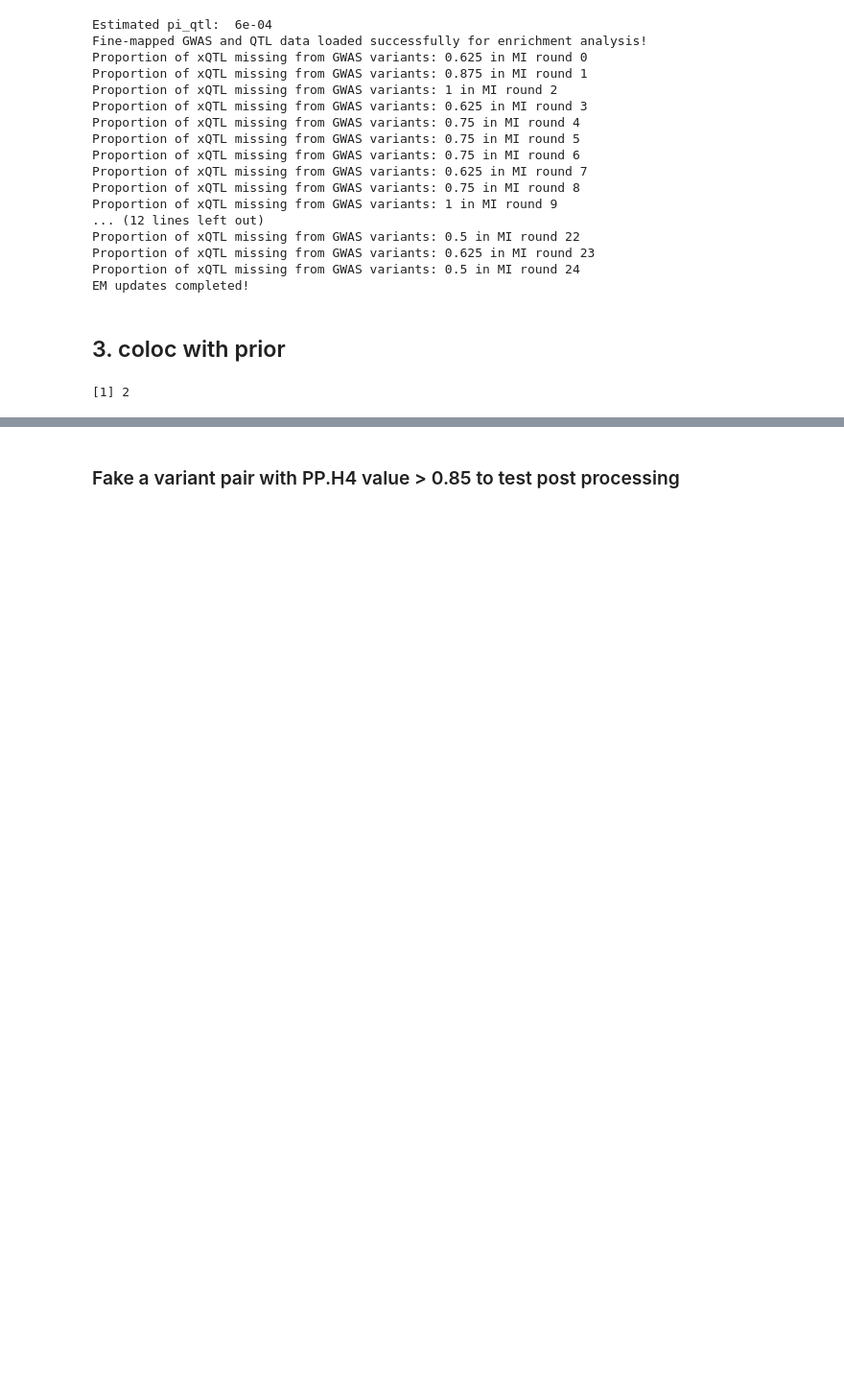
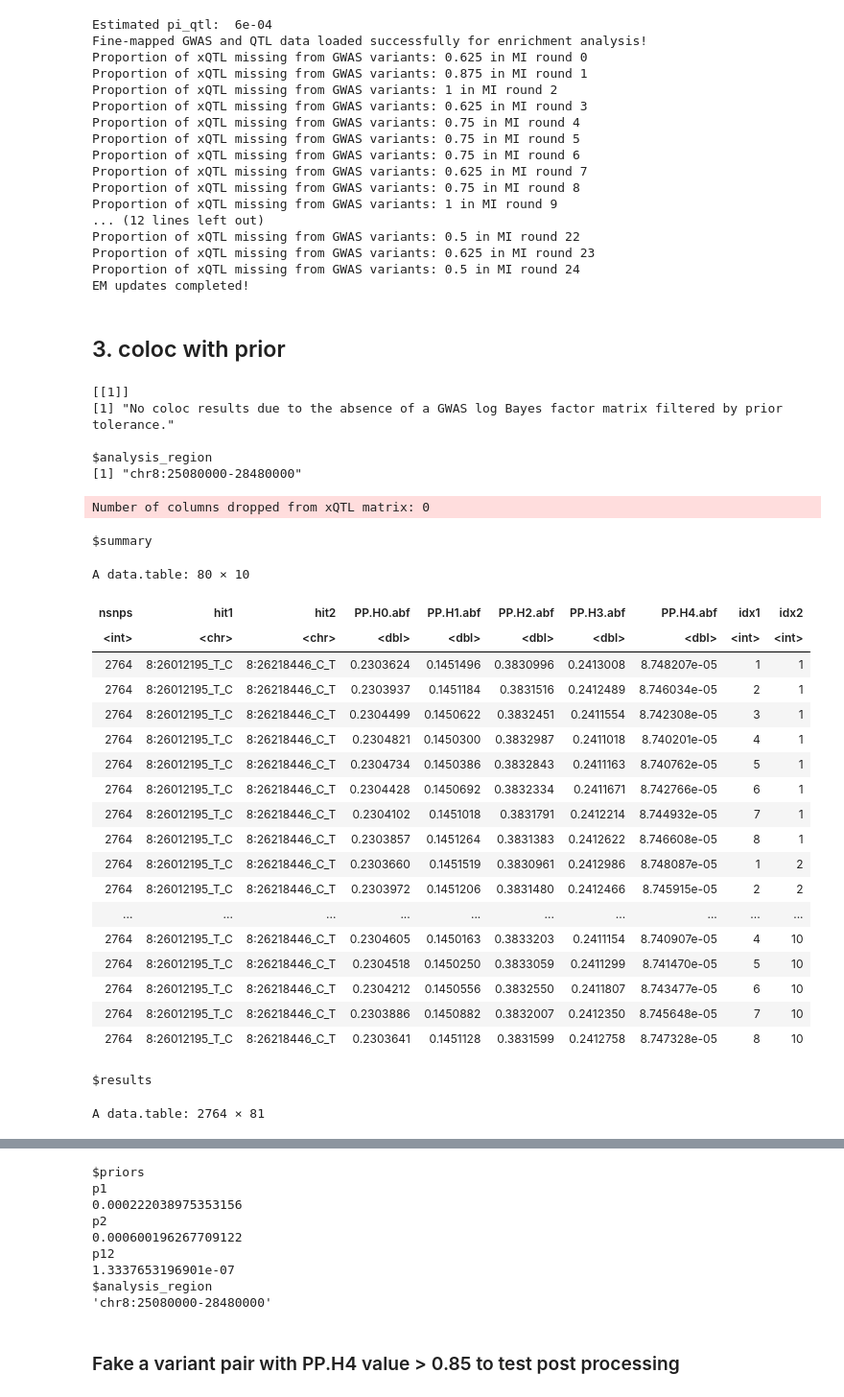
Before and after one commit to cumc/pecotmr, a Jupyter notebook: inst/prototype/enrich_coloc_example.ipynb, the cells around one changed output, grey strips where cells are left out. Shown at 96% size. Cells and saved outputs as stored; diff of their text form; code cells hidden in the pictures; blank space fills up the shorter version.

```diff
--- a/inst/prototype/enrich_coloc_example.ipynb
+++ b/inst/prototype/enrich_coloc_example.ipynb
@@ -130,12 +138,43 @@ EM updates completed!
+# %%
+coloc_res
+# %% [output]
+[[1]]
+[1] "No coloc results due to the absence of a GWAS log Bayes factor matrix filtered by prior tolerance."
+
+$analysis_region
+[1] "chr8:25080000-28480000"
 # %%
 coloc_res <- coloc_wrapper(
   xqtl_file = qtl_path, gwas_files = gwas_path,
     xqtl_finemapping_obj = c("Mic", "susie_result_trimmed"), xqtl_varname_obj = c("Mic", "variant_names"),
     xqtl_region_obj = c("Mic", "region_info", "region"),
     p1 = enrich_res[[1]]$`Alternative (coloc) p1`, p2 = enrich_res[[1]]$`Alternative (coloc) p2`,
-    p12 = enrich_res[[1]]$`Alternative (coloc) p12`, prior_tol = 1e-09
+    p12 = enrich_res[[1]]$`Alternative (coloc) p12`, prior_tol = 0
 )
+# %% [output]
+Number of columns dropped from xQTL matrix: 0
 # %%
-length(coloc_res)
+coloc_res
 # %% [output]
-[1] 2
+$summary
+A data.table: 80 × 10
+| nsnps | hit1 | hit2 | PP.H0.abf | PP.H1.abf | PP.H2.abf | PP.H3.abf | PP.H4.abf | idx1 | idx2 |
+| <int> | <chr> | <chr> | <dbl> | <dbl> | <dbl> | <dbl> | <dbl> | <int> | <int> |
+| 2764 | 8:26012195_T_C | 8:26218446_C_T | 0.2303624 | 0.1451496 | 0.3830996 | 0.2413008 | 8.748207e-05 | 1 | 1 |
+| 2764 | 8:26012195_T_C | 8:26218446_C_T | 0.2303937 | 0.1451184 | 0.3831516 | 0.2412489 | 8.746034e-05 | 2 | 1 |
+| 2764 | 8:26012195_T_C | 8:26218446_C_T | 0.2304499 | 0.1450622 | 0.3832451 | 0.2411554 | 8.742308e-05 | 3 | 1 |
+| 2764 | 8:26012195_T_C | 8:26218446_C_T | 0.2304821 | 0.1450300 | 0.3832987 | 0.2411018 | 8.740201e-05 | 4 | 1 |
+| 2764 | 8:26012195_T_C | 8:26218446_C_T | 0.2304734 | 0.1450386 | 0.3832843 | 0.2411163 | 8.740762e-05 | 5 | 1 |
+| 2764 | 8:26012195_T_C | 8:26218446_C_T | 0.2304428 | 0.1450692 | 0.3832334 | 0.2411671 | 8.742766e-05 | 6 | 1 |
+| 2764 | 8:26012195_T_C | 8:26218446_C_T | 0.2304102 | 0.1451018 | 0.3831791 | 0.2412214 | 8.744932e-05 | 7 | 1 |
+| 2764 | 8:26012195_T_C | 8:26218446_C_T | 0.2303857 | 0.1451264 | 0.3831383 | 0.2412622 | 8.746608e-05 | 8 | 1 |
+| 2764 | 8:26012195_T_C | 8:26218446_C_T | 0.2303660 | 0.1451519 | 0.3830961 | 0.2412986 | 8.748087e-05 | 1 | 2 |
+| 2764 | 8:26012195_T_C | 8:26218446_C_T | 0.2303972 | 0.1451206 | 0.3831480 | 0.2412466 | 8.745915e-05 | 2 | 2 |
+| ... | ... | ... | ... | ... | ... | ... | ... | ... | ... |
+| 2764 | 8:26012195_T_C | 8:26218446_C_T | 0.2304605 | 0.1450163 | 0.3833203 | 0.2411154 | 8.740907e-05 | 4 | 10 |
+| 2764 | 8:26012195_T_C | 8:26218446_C_T | 0.2304518 | 0.1450250 | 0.3833059 | 0.2411299 | 8.741470e-05 | 5 | 10 |
+| 2764 | 8:26012195_T_C | 8:26218446_C_T | 0.2304212 | 0.1450556 | 0.3832550 | 0.2411807 | 8.743477e-05 | 6 | 10 |
+| 2764 | 8:26012195_T_C | 8:26218446_C_T | 0.2303886 | 0.1450882 | 0.3832007 | 0.2412350 | 8.745648e-05 | 7 | 10 |
+| 2764 | 8:26012195_T_C | 8:26218446_C_T | 0.2303641 | 0.1451128 | 0.3831599 | 0.2412758 | 8.747328e-05 | 8 | 10 |
+$results
+A data.table: 2764 × 81
@@ -142,3 +199,12 @@ length(coloc_res)
+$priors
+p1
+0.000222038975353156
+p2
+0.000600196267709122
+p12
+1.3337653196901e-07
+$analysis_region
+'chr8:25080000-28480000'
 # %% [markdown]
 ### Fake a variant pair with PP.H4 value > 0.85 to test post processing
 # %%
```
Also changed, not shown: parts of 2 cells of this notebook, 1 other file.
